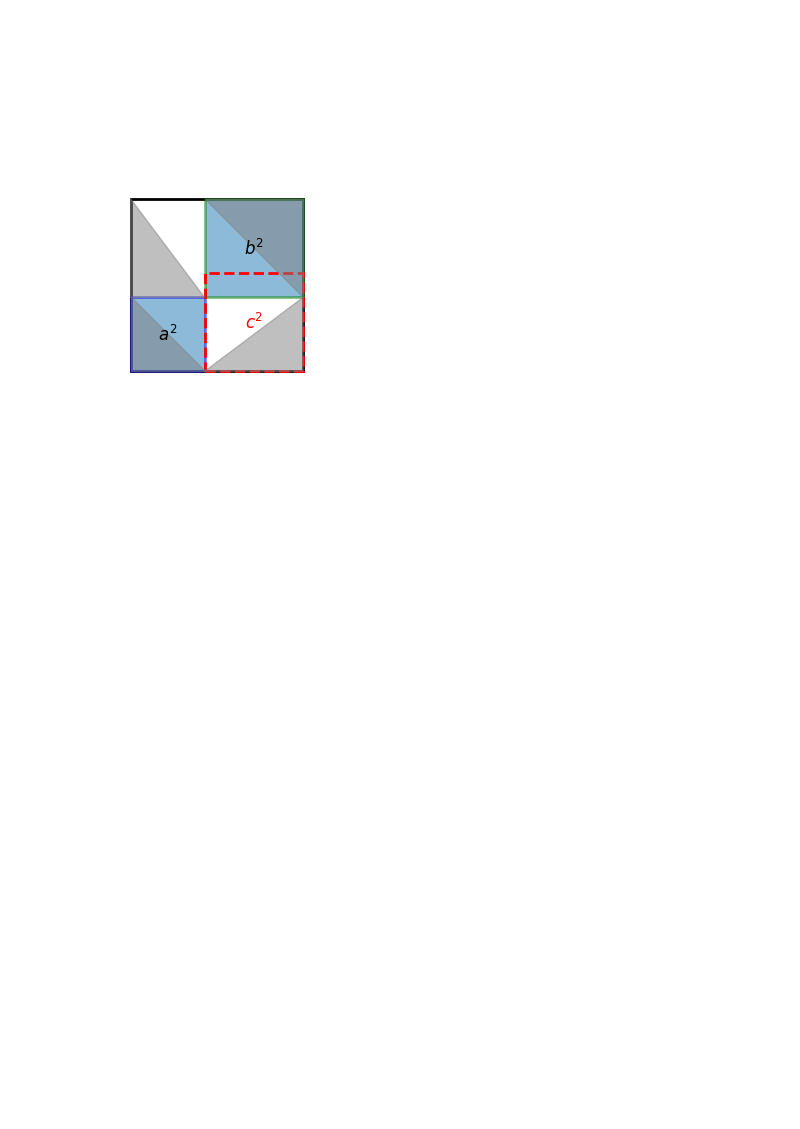
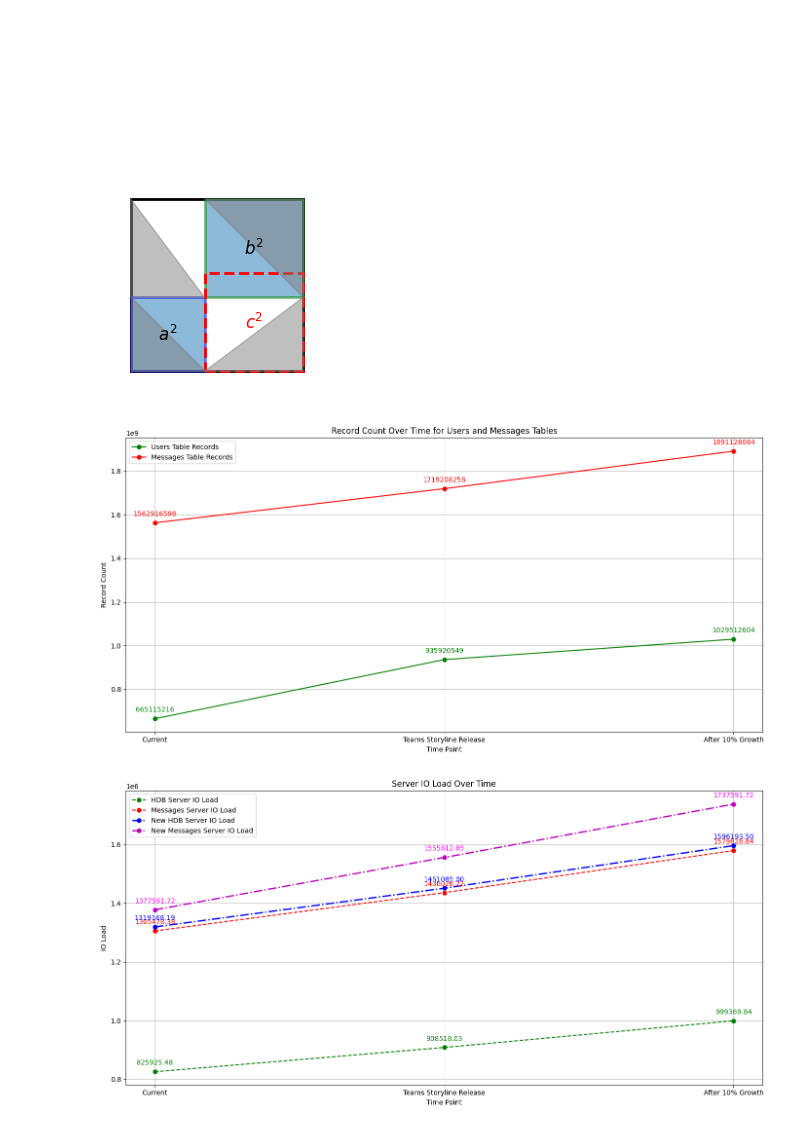
Before and after one commit to ShaneCarr/queryProcessing, a Jupyter notebook: trigreview/pythonwork.ipynb, the cells around one changed output. Saved outputs shown, nothing was run; the diff lists cells and outputs as text; code cells hidden in the pictures; blank space fills up the shorter version.

```diff
--- a/trigreview/pythonwork.ipynb
+++ b/trigreview/pythonwork.ipynb
@@ -285,3 +285,63 @@ plt.ylim(-1, 2*(a+b))
 plt.show()
 # %% [output]
 [figure]
+# %%
+import matplotlib.pyplot as plt
+
+# Data setup
+time_points = ['Current', 'Teams Storyline Release', 'After 10% Growth']
+users_table_records = [665115216, 935920549, 1029512604]  # Users table record count over the three points
+messages_table_records = [1562916598, 1719208258, 1891128084]  # Messages table record count over the three points
+
+# Server load IO for HDB and Messages servers
+hdb_io_load = [825925.485, 908518.034, 999369.837]  # Original IO load on HDB server
+messages_io_load = [1305478.38, 1436026.218, 1579628.84]  # Original IO load on Messages server
+new_hdb_io_load = [1319168.185, 1451085.003, 1596193.503]  # New IO load on HDB server
+new_messages_io_load = [1377591.724, 1555812.854, 1737591.724]  # New IO load on Messages server
+
+# Plotting Operation Count for Users and Messages tables
+plt.figure(figsize=(14, 7))
+plt.plot(time_points, users_table_records, 'g-', label='Users Table Records', marker='o')
+plt.plot(time_points, messages_table_records, 'r-', label='Messages Table Records', marker='o')
+
+# Annotating the data points
+for i, txt in enumerate(users_table_records):
+    plt.annotate(txt, (time_points[i], users_table_records[i]), textcoords="offset points", xytext=(0,10), ha='center', color='green')
+for i, txt in enumerate(messages_table_records):
+    plt.annotate(txt, (time_points[i], messages_table_records[i]), textcoords="offset points", xytext=(0,10), ha='center', color='red')
+
+plt.title('Record Count Over Time for Users and Messages Tables')
+plt.xlabel('Time Point')
+plt.ylabel('Record Count')
+plt.legend()
+plt.grid(True)
+plt.tight_layout()
+plt.show()
+
+# Plotting IO Load for HDB and Messages servers
+plt.figure(figsize=(14, 7))
+plt.plot(time_points, hdb_io_load, 'g--', label='HDB Server IO Load', marker='o')
+plt.plot(time_points, messages_io_load, 'r--', label='Messages Server IO Load', marker='o')
+plt.plot(time_points, new_hdb_io_load, 'b-.', label='New HDB Server IO Load', marker='o', linewidth=2)
+plt.plot(time_points, new_messages_io_load, 'm-.', label='New Messages Server IO Load', marker='o', linewidth=2)
+
+# Annotating the data points for IO load
+for i, txt in enumerate(hdb_io_load):
+    plt.annotate(f"{txt:.2f}", (time_points[i], hdb_io_load[i]), textcoords="offset points", xytext=(0,10), ha='center', color='green')
+for i, txt in enumerate(messages_io_load):
+    plt.annotate(f"{txt:.2f}", (time_points[i], messages_io_load[i]), textcoords="offset points", xytext=(0,10), ha='center', color='red')
+for i, txt in enumerate(new_hdb_io_load):
+    plt.annotate(f"{txt:.2f}", (time_points[i], new_hdb_io_load[i]), textcoords="offset points", xytext=(0,10), ha='center', color='blue')
+for i, txt in enumerate(new_messages_io_load):
+    plt.annotate(f"{txt:.2f}", (time_points[i], new_messages_io_load[i]), textcoords="offset points", xytext=(0,10), ha='center', color='magenta')
+
+plt.title('Server IO Load Over Time')
+plt.xlabel('Time Point')
+plt.ylabel('IO Load')
+plt.legend()
+plt.grid(True)
+plt.tight_layout()
+plt.show()
+# %% [output]
+[figure, added]
+[figure, added]
```
Also changed, not shown: parts of 6 cells of this notebook, 7 other files.
